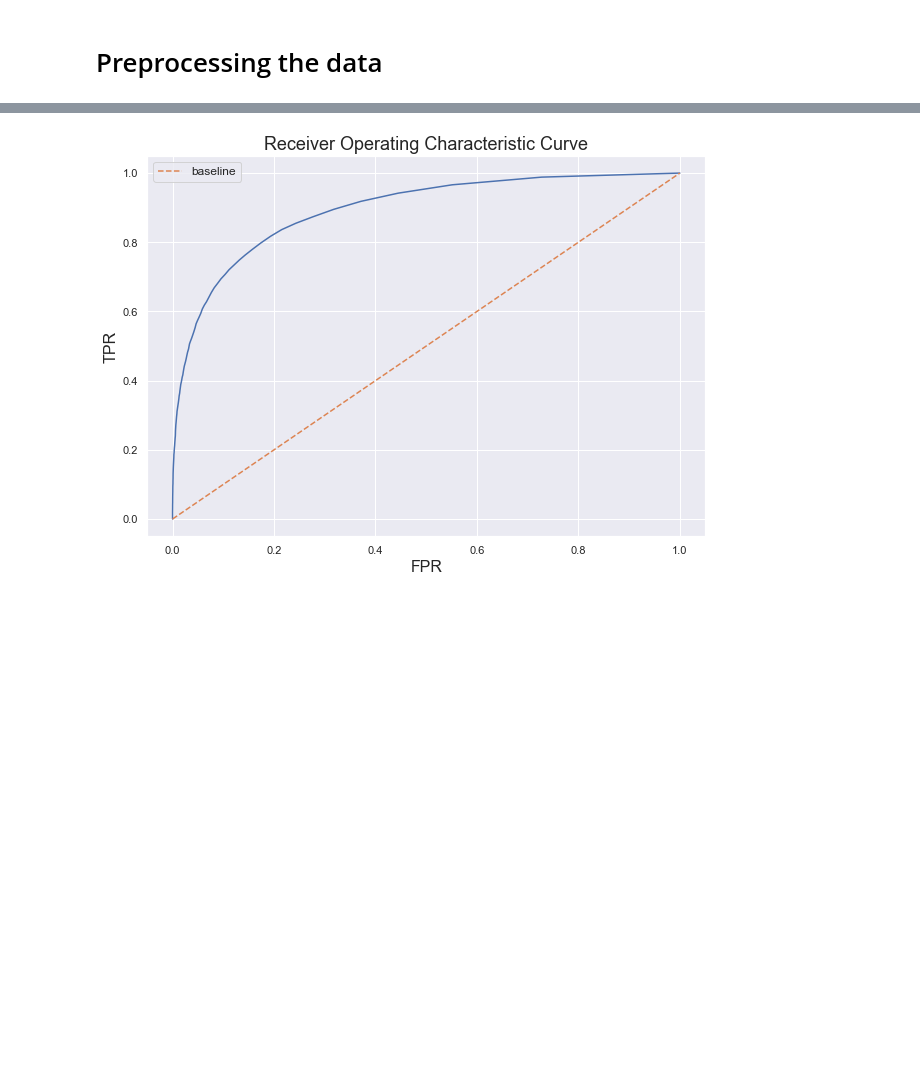
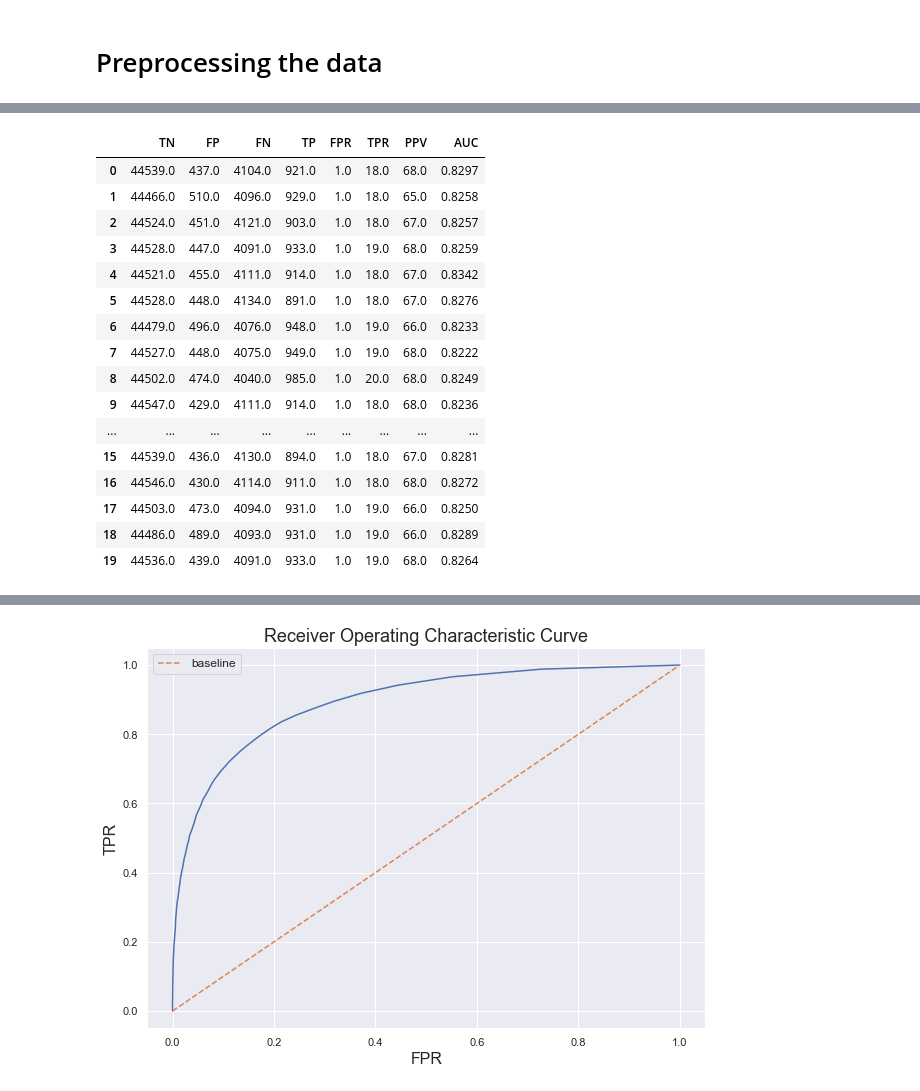
Before and after one commit to ederson-souza/Udacity-Capstone-Project, a Jupyter notebook: Capstone Project.ipynb, the cells around one changed output, grey strips where cells are left out. Saved outputs shown, nothing was run; the diff lists cells and outputs as text; code cells hidden in the pictures; blank space fills up the shorter version.

```diff
--- a/Capstone Project.ipynb
+++ b/Capstone Project.ipynb
@@ -129,0 +164,22 @@ Testing set has 60000 samples.
+# %%
+cols = ["TN", "FP", "FN","TP","FPR","TPR","PPV","AUC"]
+df_results = pd.DataFrame(results).T[cols]
+df_results
+# %% [output]
+|  | TN | FP | FN | TP | FPR | TPR | PPV | AUC |
+| 0 | 44539.0 | 437.0 | 4104.0 | 921.0 | 1.0 | 18.0 | 68.0 | 0.8297 |
+| 1 | 44466.0 | 510.0 | 4096.0 | 929.0 | 1.0 | 18.0 | 65.0 | 0.8258 |
+| 2 | 44524.0 | 451.0 | 4121.0 | 903.0 | 1.0 | 18.0 | 67.0 | 0.8257 |
+| 3 | 44528.0 | 447.0 | 4091.0 | 933.0 | 1.0 | 19.0 | 68.0 | 0.8259 |
+| 4 | 44521.0 | 455.0 | 4111.0 | 914.0 | 1.0 | 18.0 | 67.0 | 0.8342 |
+| 5 | 44528.0 | 448.0 | 4134.0 | 891.0 | 1.0 | 18.0 | 67.0 | 0.8276 |
+| 6 | 44479.0 | 496.0 | 4076.0 | 948.0 | 1.0 | 19.0 | 66.0 | 0.8233 |
+| 7 | 44527.0 | 448.0 | 4075.0 | 949.0 | 1.0 | 19.0 | 68.0 | 0.8222 |
+| 8 | 44502.0 | 474.0 | 4040.0 | 985.0 | 1.0 | 20.0 | 68.0 | 0.8249 |
+| 9 | 44547.0 | 429.0 | 4111.0 | 914.0 | 1.0 | 18.0 | 68.0 | 0.8236 |
+| ... | ... | ... | ... | ... | ... | ... | ... | ... |
+| 15 | 44539.0 | 436.0 | 4130.0 | 894.0 | 1.0 | 18.0 | 67.0 | 0.8281 |
+| 16 | 44546.0 | 430.0 | 4114.0 | 911.0 | 1.0 | 18.0 | 68.0 | 0.8272 |
+| 17 | 44503.0 | 473.0 | 4094.0 | 931.0 | 1.0 | 19.0 | 66.0 | 0.8250 |
+| 18 | 44486.0 | 489.0 | 4093.0 | 931.0 | 1.0 | 19.0 | 66.0 | 0.8289 |
+| 19 | 44536.0 | 439.0 | 4091.0 | 933.0 | 1.0 | 19.0 | 68.0 | 0.8264 |
```
Also changed, not shown: parts of 33 cells of this notebook.
